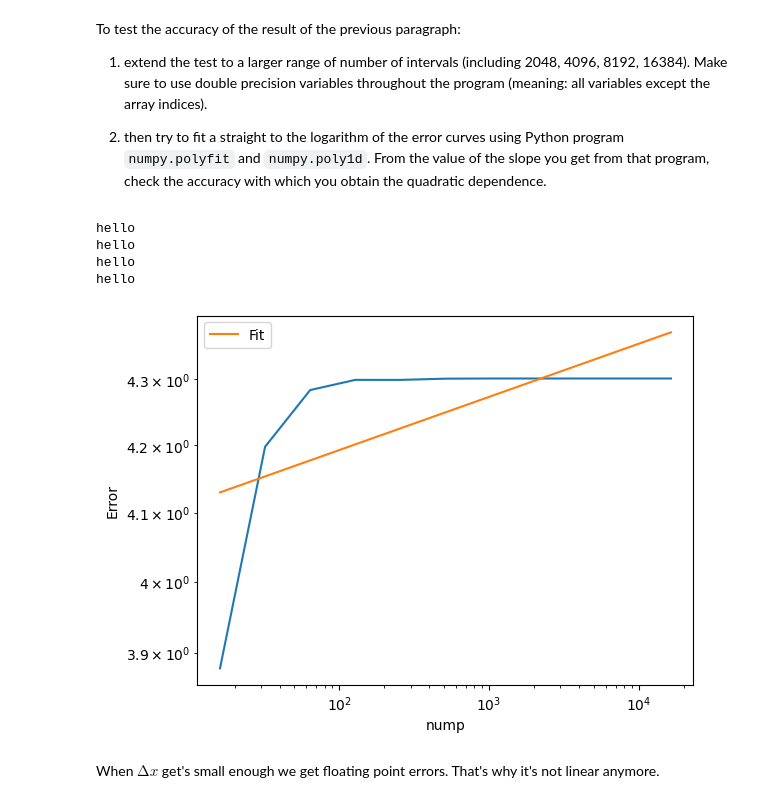
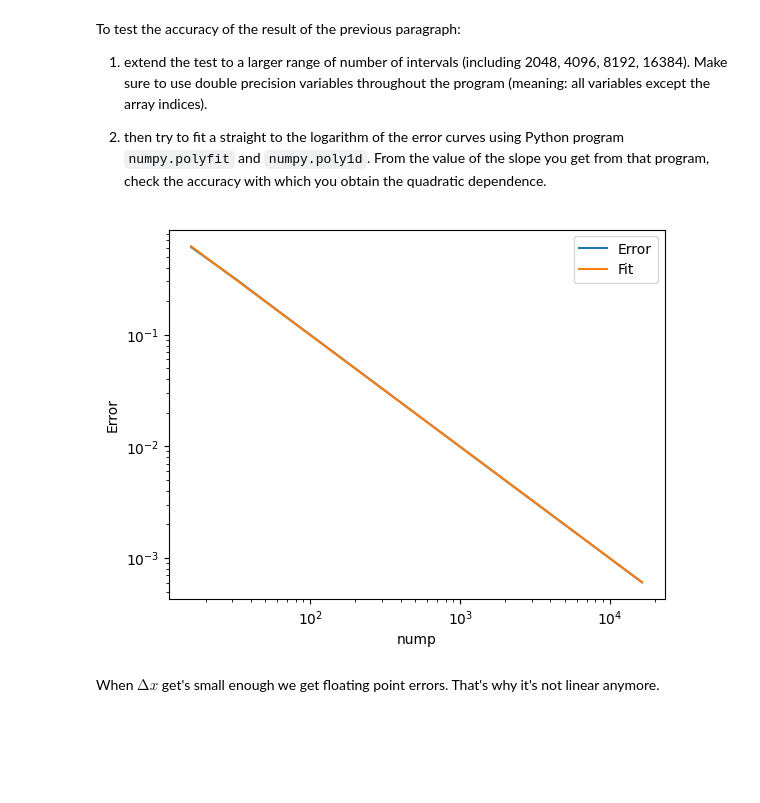
Before and after one commit to tabjone/AST5110, a Jupyter notebook: ex_1a_v0.5.ipynb, the cells around one changed output. Cells and saved outputs as stored; diff of their text form; code cells hidden in the pictures; blank space fills up the shorter version.

```diff
--- a/ex_1a_v0.5.ipynb
+++ b/ex_1a_v0.5.ipynb
@@ -62,8 +62,10 @@ def calculate_derivative(xx, hh, dx):
     """Return numerical and analytical
        ha analytic, hp numerical
     """
-    hp = nm.deriv_dnw(xx, hh, **{"derivative_type":"finite"})
-    ha = dh_dx(xx)
+    dx = np.roll(xx,-1) - xx
+
+    hp = nm.deriv_finite(xx, hh)
+    ha = dh_dx(xx + dx/2)
     return hp, ha
 # %%
 #using get_xx_hh_dx function to get variables for different grid sizes, 16, 32, and 64 size grids.
@@ -161,11 +153,6 @@ for ntest in intervals:
     xx, hh, dx = get_xx_hh_dx(nump=ntest, x0=db(-4.0), xf=db(10.0))
     hp, ha = calculate_derivative(xx, hh, dx)
     new_errors.append(np.sum(np.abs(hp-ha)))
-# %% [output]
-hello
-hello
-hello
-hello
 # %%
 #We go into log-space
 log_error = np.log10(new_errors)
@@ -176,14 +163,14 @@ coefficients = np.polyfit(log_interval, log_error, 1)
 fit = np.poly1d(coefficients)
 # %%
 fig, ax = plt.subplots()
-ax.loglog(ntests+intervals, new_errors)
+ax.loglog(ntests+intervals, new_errors, label="Error")
 ax.loglog(10**(log_interval), 10**(fit(log_interval)), label="Fit")
 ax.set_xlabel("nump")
 ax.set_ylabel("Error")
 ax.legend()
 plt.show()
 # %% [output]
-[figure, old version]
+[figure, new version]
 # %% [markdown]
 When $∆x$ get's small enough we get floating point errors. That's why it's not linear anymore.
 # %% [markdown]
```
Also changed, not shown: parts of 6 cells of this notebook.
